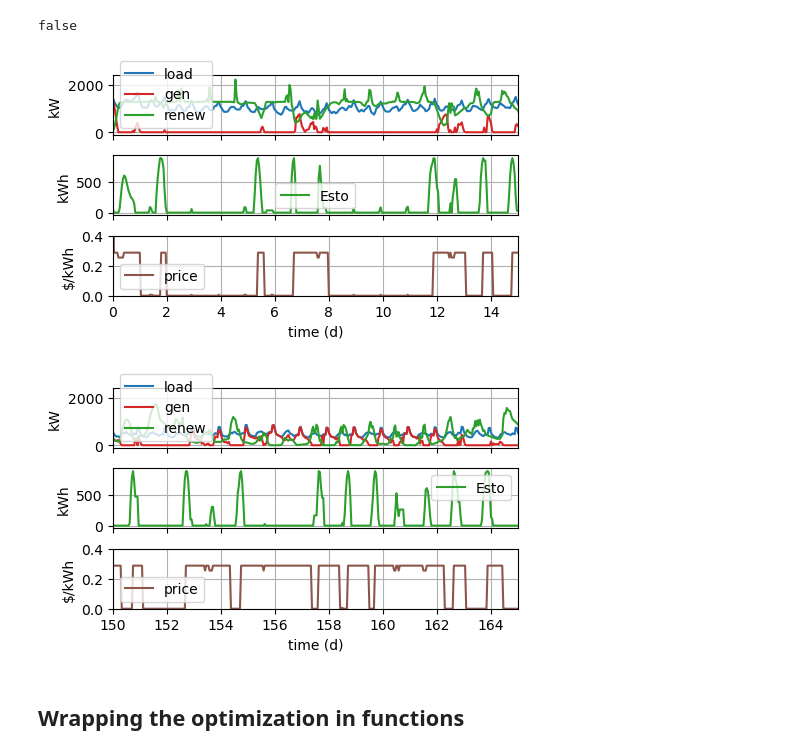
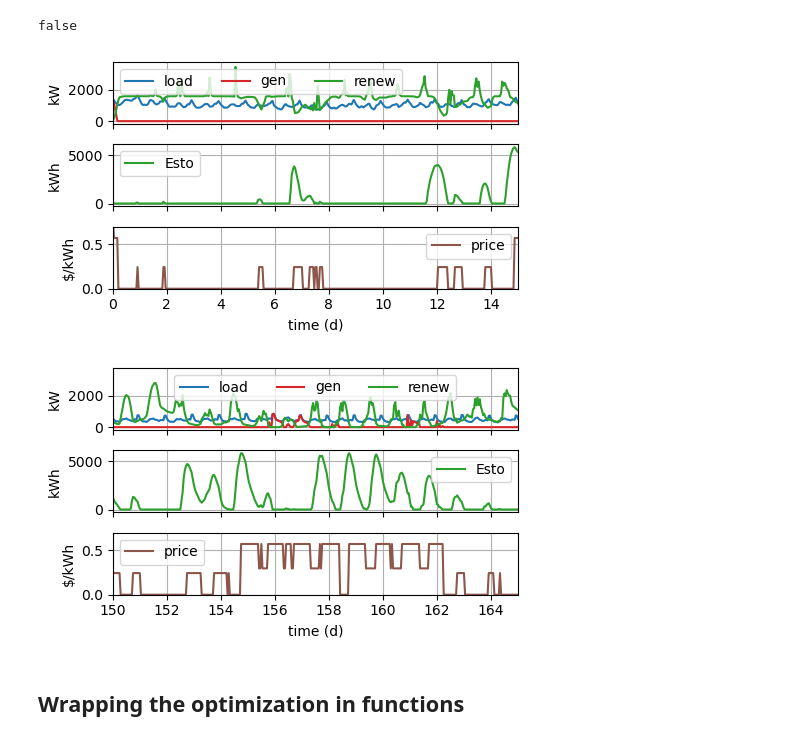
Before and after one commit to pierre-haessig/Microgrids.JuMP, a Jupyter notebook: Microgrid_optimization_JuMP.ipynb, the cells around one changed output. Drawn from its saved outputs; the diff is of its cells as text; code cells hidden in the pictures.

```diff
--- a/Microgrid_optimization_JuMP.ipynb
+++ b/Microgrid_optimization_JuMP.ipynb
@@ -111,7 +111,7 @@ function modify_mg_lifetimes(;cal=nothing, cyc=nothing)
     return modify_mg
 end
 
-create_mg_modified = modify_mg_lifetimes() ∘ modify_mg_prices(sto=1.0) ∘ create_mg_base # composition create_mg_base → modify_mg1 → ...
+create_mg_modified = modify_mg_lifetimes(cyc=1500) ∘ modify_mg_prices(fuel=2.0) ∘ create_mg_base # composition create_mg_base → modify_mg1 → ...
 
 mg = create_microgrid([1., 1, 1, 1], create_mg_base=create_mg_modified)
 dt = mg.project.timestep
@@ -841,7 +951,7 @@ function plot_oper_traj(td, Pload, Pgen, Pren, Ebatt, price)
     ax1.plot(td, Pren, "tab:green", label="renew")
     ax2.plot(td, Ebatt[1:end-1], "C2", label="Esto")
 
-    ax1.legend()
+    ax1.legend(ncols=3)
     ax1.grid(true)
     ax1.set(
         ylabel="kW"
@@ -877,19 +987,19 @@ fig, (ax1, ax2, ax3) = plot_oper_traj(td, Pload, value.(Pgen),
     dual.(balance)
 )
 ax1.set_xlim(0, 15); # winter, high wind
-ax3.set_ylim(0, 0.4); # zoom on shadow price
+ax3.set_ylim(0, 0.7); # zoom on shadow price
 # %% [output]
-[figure, old version]
+[figure, new version]
 # %%
 fig, (ax1, ax2, ax3) = plot_oper_traj(td, Pload, value.(Pgen),
     value.(pv_potential+wind_potential),
     value.(Esto),
     dual.(balance)
 )
 ax1.set_xlim(150, 165); # summer, low wind
-ax3.set_ylim(0, 0.4); # zoom on shadow price
+ax3.set_ylim(0, 0.7); # zoom on shadow price
 # %% [output]
-[figure, old version]
+[figure, new version]
 # %% [markdown]
 ## Wrapping the optimization in functions
 # %% [markdown]
```
Also changed, not shown: parts of 61 cells of this notebook, 1 other file.
